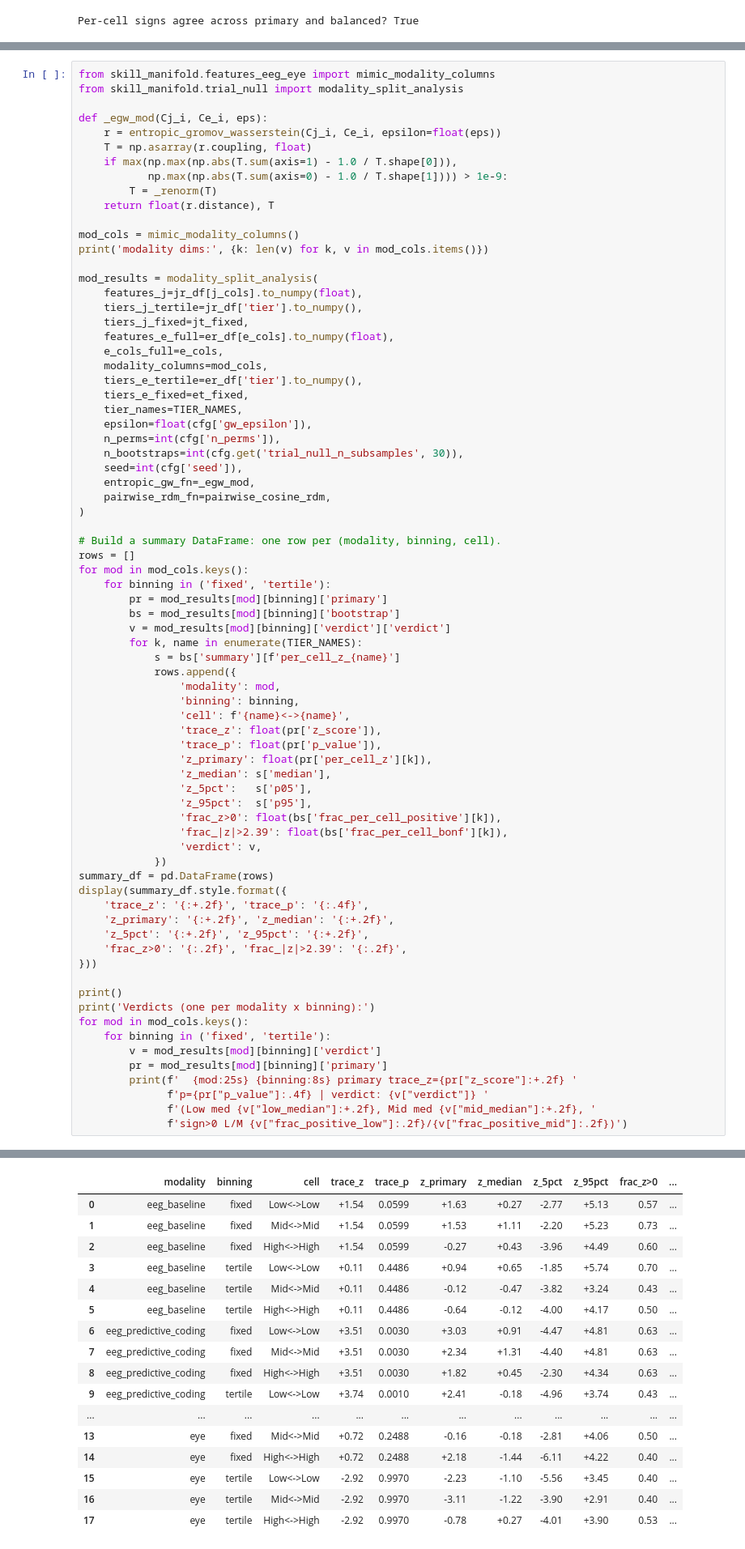
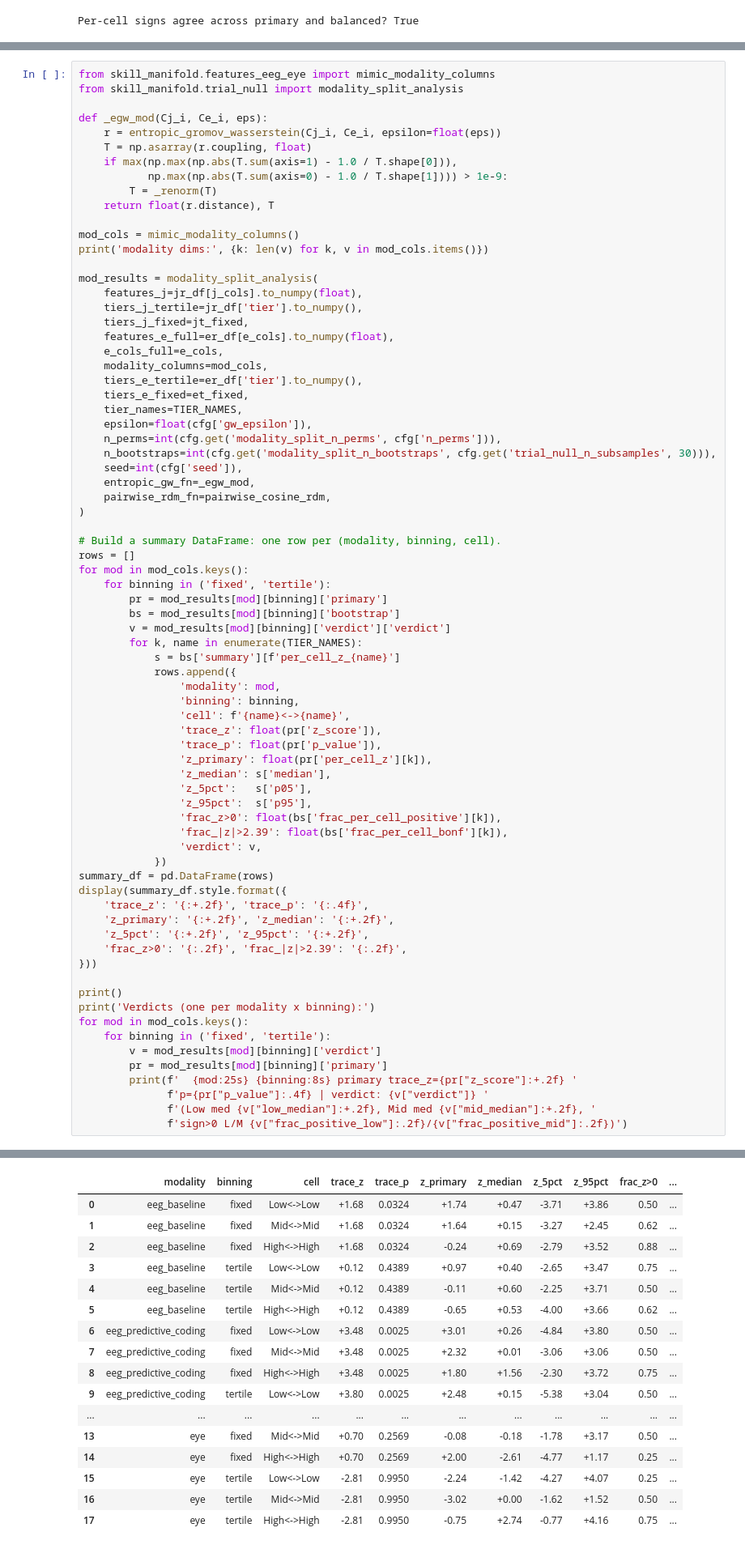
Before and after one commit to Mhaidar117/Surgical_Gestures, a Jupyter notebook: pipeline/skills_manifold.ipynb, the cells around one changed output, grey strips where cells are left out. Shown at 81% size. Cells and saved outputs as stored; diff of their text form.

```diff
--- a/pipeline/skills_manifold.ipynb
+++ b/pipeline/skills_manifold.ipynb
@@ -990,8 +998,8 @@ mod_results = modality_split_analysis(
     tiers_e_fixed=et_fixed,
     tier_names=TIER_NAMES,
     epsilon=float(cfg['gw_epsilon']),
-    n_perms=int(cfg['n_perms']),
-    n_bootstraps=int(cfg.get('trial_null_n_subsamples', 30)),
+    n_perms=int(cfg.get('modality_split_n_perms', cfg['n_perms'])),
+    n_bootstraps=int(cfg.get('modality_split_n_bootstraps', cfg.get('trial_null_n_subsamples', 30))),
     seed=int(cfg['seed']),
     entropic_gw_fn=_egw_mod,
     pairwise_rdm_fn=pairwise_cosine_rdm,
@@ -1014,47 +1022,47 @@ for mod in mod_cols.keys():
                 'trace_p': float(pr['p_value']),
                 'z_primary': float(pr['per_cell_z'][k]),
                 'z_median': s['median'],
                 'z_5pct':   s['p05'],
                 'z_95pct':  s['p95'],
                 'frac_z>0': float(bs['frac_per_cell_positive'][k]),
                 'frac_|z|>2.39': float(bs['frac_per_cell_bonf'][k]),
                 'verdict': v,
             })
 summary_df = pd.DataFrame(rows)
 display(summary_df.style.format({
     'trace_z': '{:+.2f}', 'trace_p': '{:.4f}',
     'z_primary': '{:+.2f}', 'z_median': '{:+.2f}',
     'z_5pct': '{:+.2f}', 'z_95pct': '{:+.2f}',
     'frac_z>0': '{:.2f}', 'frac_|z|>2.39': '{:.2f}',
 }))
 
 print()
 print('Verdicts (one per modality x binning):')
 for mod in mod_cols.keys():
     for binning in ('fixed', 'tertile'):
         v = mod_results[mod][binning]['verdict']
         pr = mod_results[mod][binning]['primary']
         print(f'  {mod:25s} {binning:8s} primary trace_z={pr["z_score"]:+.2f} '
               f'p={pr["p_value"]:.4f} | verdict: {v["verdict"]} '
               f'(Low med {v["low_median"]:+.2f}, Mid med {v["mid_median"]:+.2f}, '
               f'sign>0 L/M {v["frac_positive_low"]:.2f}/{v["frac_positive_mid"]:.2f})')
 # %% [output]
 modality dims: {'eeg_baseline': 64, 'eeg_predictive_coding': 64, 'eye': 18}
 |  | modality | binning | cell | trace_z | trace_p | z_primary | z_median | z_5pct | z_95pct | frac_z>0 | ... |
-| 0 | eeg_baseline | fixed | Low<->Low | +1.54 | 0.0599 | +1.63 | +0.27 | -2.77 | +5.13 | 0.57 | ... |
-| 1 | eeg_baseline | fixed | Mid<->Mid | +1.54 | 0.0599 | +1.53 | +1.11 | -2.20 | +5.23 | 0.73 | ... |
-| 2 | eeg_baseline | fixed | High<->High | +1.54 | 0.0599 | -0.27 | +0.43 | -3.96 | +4.49 | 0.60 | ... |
-| 3 | eeg_baseline | tertile | Low<->Low | +0.11 | 0.4486 | +0.94 | +0.65 | -1.85 | +5.74 | 0.70 | ... |
-| 4 | eeg_baseline | tertile | Mid<->Mid | +0.11 | 0.4486 | -0.12 | -0.47 | -3.82 | +3.24 | 0.43 | ... |
-| 5 | eeg_baseline | tertile | High<->High | +0.11 | 0.4486 | -0.64 | -0.12 | -4.00 | +4.17 | 0.50 | ... |
-| 6 | eeg_predictive_coding | fixed | Low<->Low | +3.51 | 0.0030 | +3.03 | +0.91 | -4.47 | +4.81 | 0.63 | ... |
-| 7 | eeg_predictive_coding | fixed | Mid<->Mid | +3.51 | 0.0030 | +2.34 | +1.31 | -4.40 | +4.81 | 0.63 | ... |
-| 8 | eeg_predictive_coding | fixed | High<->High | +3.51 | 0.0030 | +1.82 | +0.45 | -2.30 | +4.34 | 0.63 | ... |
-| 9 | eeg_predictive_coding | tertile | Low<->Low | +3.74 | 0.0010 | +2.41 | -0.18 | -4.96 | +3.74 | 0.43 | ... |
+| 0 | eeg_baseline | fixed | Low<->Low | +1.68 | 0.0324 | +1.74 | +0.47 | -3.71 | +3.86 | 0.50 | ... |
+| 1 | eeg_baseline | fixed | Mid<->Mid | +1.68 | 0.0324 | +1.64 | +0.15 | -3.27 | +2.45 | 0.62 | ... |
+| 2 | eeg_baseline | fixed | High<->High | +1.68 | 0.0324 | -0.24 | +0.69 | -2.79 | +3.52 | 0.88 | ... |
+| 3 | eeg_baseline | tertile | Low<->Low | +0.12 | 0.4389 | +0.97 | +0.40 | -2.65 | +3.47 | 0.75 | ... |
+| 4 | eeg_baseline | tertile | Mid<->Mid | +0.12 | 0.4389 | -0.11 | +0.60 | -2.25 | +3.71 | 0.50 | ... |
+| 5 | eeg_baseline | tertile | High<->High | +0.12 | 0.4389 | -0.65 | +0.53 | -4.00 | +3.66 | 0.62 | ... |
+| 6 | eeg_predictive_coding | fixed | Low<->Low | +3.48 | 0.0025 | +3.01 | +0.26 | -4.84 | +3.80 | 0.50 | ... |
+| 7 | eeg_predictive_coding | fixed | Mid<->Mid | +3.48 | 0.0025 | +2.32 | +0.01 | -3.06 | +3.06 | 0.50 | ... |
+| 8 | eeg_predictive_coding | fixed | High<->High | +3.48 | 0.0025 | +1.80 | +1.56 | -2.30 | +3.72 | 0.75 | ... |
+| 9 | eeg_predictive_coding | tertile | Low<->Low | +3.80 | 0.0025 | +2.48 | +0.15 | -5.38 | +3.04 | 0.50 | ... |
 | ... | ... | ... | ... | ... | ... | ... | ... | ... | ... | ... | ... |
-| 13 | eye | fixed | Mid<->Mid | +0.72 | 0.2488 | -0.16 | -0.18 | -2.81 | +4.06 | 0.50 | ... |
-| 14 | eye | fixed | High<->High | +0.72 | 0.2488 | +2.18 | -1.44 | -6.11 | +4.22 | 0.40 | ... |
-| 15 | eye | tertile | Low<->Low | -2.92 | 0.9970 | -2.23 | -1.10 | -5.56 | +3.45 | 0.40 | ... |
-| 16 | eye | tertile | Mid<->Mid | -2.92 | 0.9970 | -3.11 | -1.22 | -3.90 | +2.91 | 0.40 | ... |
-| 17 | eye | tertile | High<->High | -2.92 | 0.9970 | -0.78 | +0.27 | -4.01 | +3.90 | 0.53 | ... |
+| 13 | eye | fixed | Mid<->Mid | +0.70 | 0.2569 | -0.08 | -0.18 | -1.78 | +3.17 | 0.50 | ... |
+| 14 | eye | fixed | High<->High | +0.70 | 0.2569 | +2.00 | -2.61 | -4.77 | +1.17 | 0.25 | ... |
+| 15 | eye | tertile | Low<->Low | -2.81 | 0.9950 | -2.24 | -1.42 | -4.27 | +4.07 | 0.25 | ... |
+| 16 | eye | tertile | Mid<->Mid | -2.81 | 0.9950 | -3.02 | +0.00 | -1.62 | +1.52 | 0.50 | ... |
+| 17 | eye | tertile | High<->High | -2.81 | 0.9950 | -0.75 | +2.74 | -0.77 | +4.16 | 0.75 | ... |
 Verdicts (one per modality x binning):
```
Also changed, not shown: parts of 17 cells of this notebook, 12 other files.
